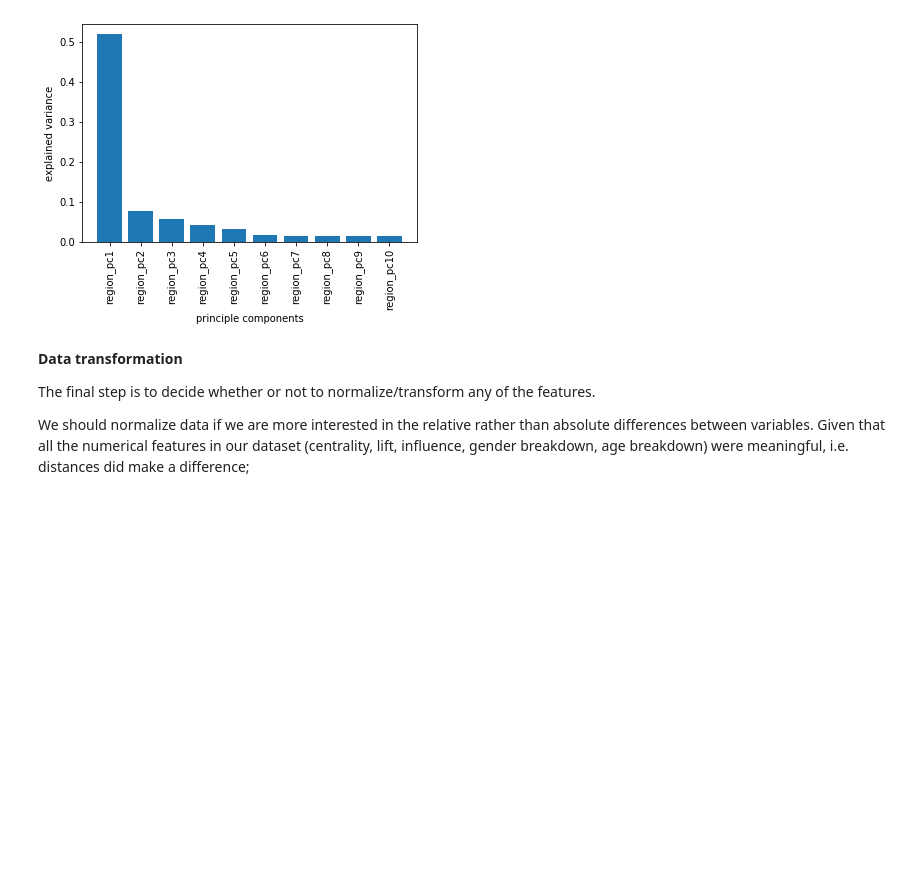
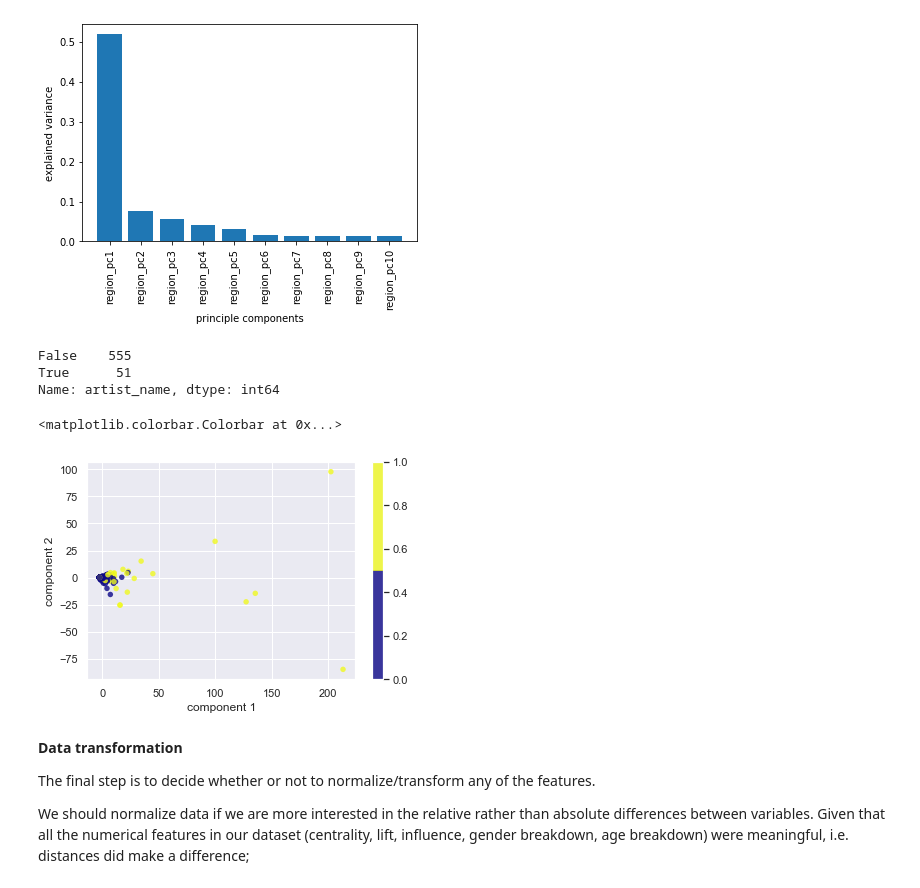
Before and after one commit to yxyyxy93/python_bussinessML_case_study, a Jupyter notebook: WMCS_yxy-Copy1.ipynb, the cells around one changed output. Drawn from its saved outputs; the diff is of its cells as text; code cells hidden in the pictures; blank space fills up the shorter version.

```diff
--- a/WMCS_yxy-Copy1.ipynb
+++ b/WMCS_yxy-Copy1.ipynb
@@ -1064,6 +976,34 @@ plt.ylabel('explained variance')
 plt.show()
 # %% [output]
 [figure]
+# %%
+artist_region_pca_features = pca.fit_transform(artist_region_scaled)
+
+# the success label for PCA features
+success_series = feature_region.reset_index().artist_name
+success_label_pca = success_series.isin(success_artist)
+success_label_pca.value_counts()
+# %% [output]
+False    555
+True      51
+Name: artist_name, dtype: int64
+# %%
+import seaborn as sns; sns.set()
+
+
+plt.scatter(artist_region_pca_features[:,0],
+           artist_region_pca_features[:,1],
+           c=success_label_pca,   # color
+           s=30,  # size
+           edgecolor='none',
+           alpha=0.8, # change transparent
+           cmap=plt.cm.get_cmap('plasma', 2)) # change colormap
+plt.xlabel('component 1')
+plt.ylabel('component 2')
+plt.colorbar()
+# %% [output]
+<matplotlib.colorbar.Colorbar at 0x...>
+[figure, added]
 # %% [markdown]
 **Data transformation**
 
```
Also changed, not shown: parts of 56 cells of this notebook.
